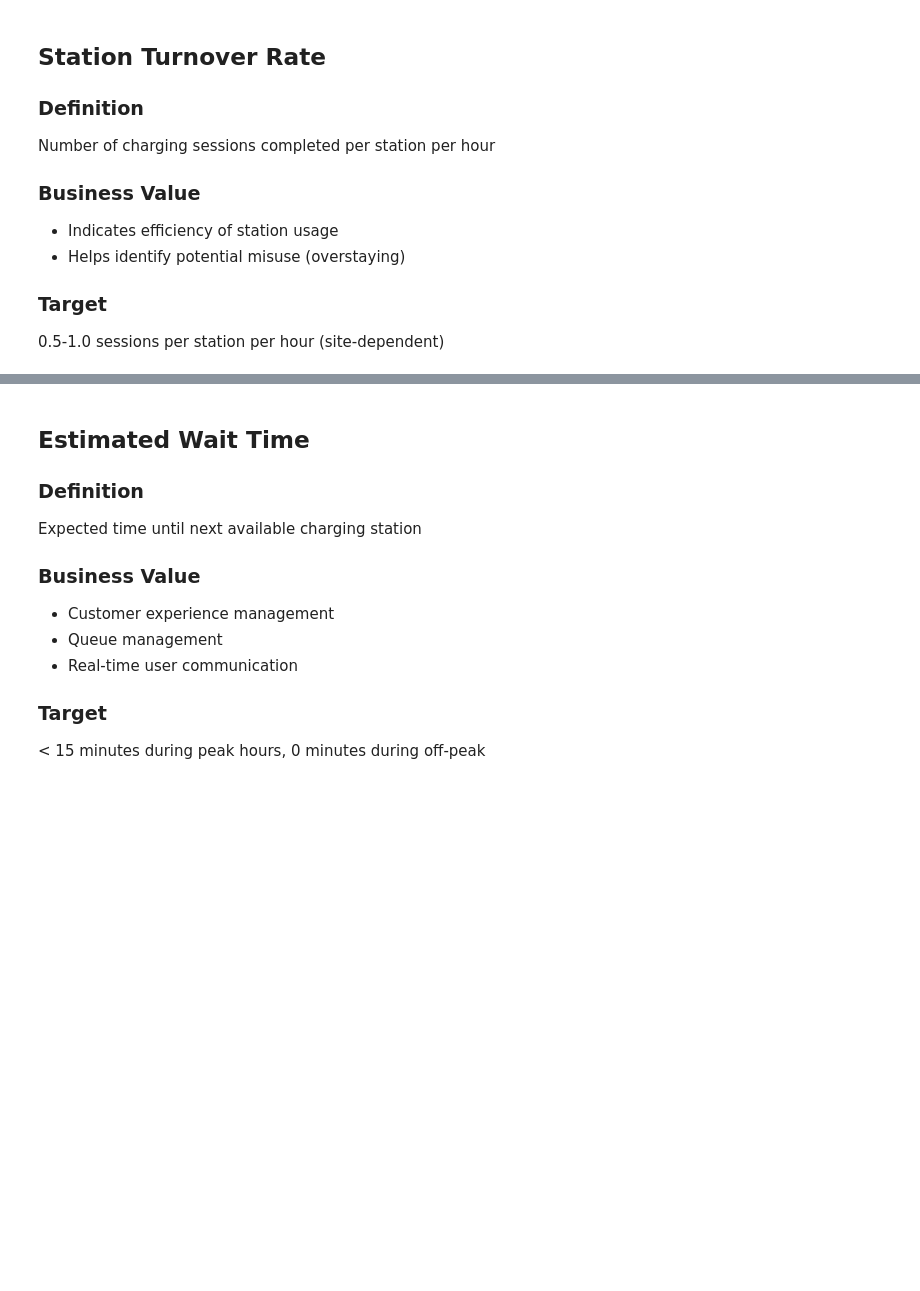
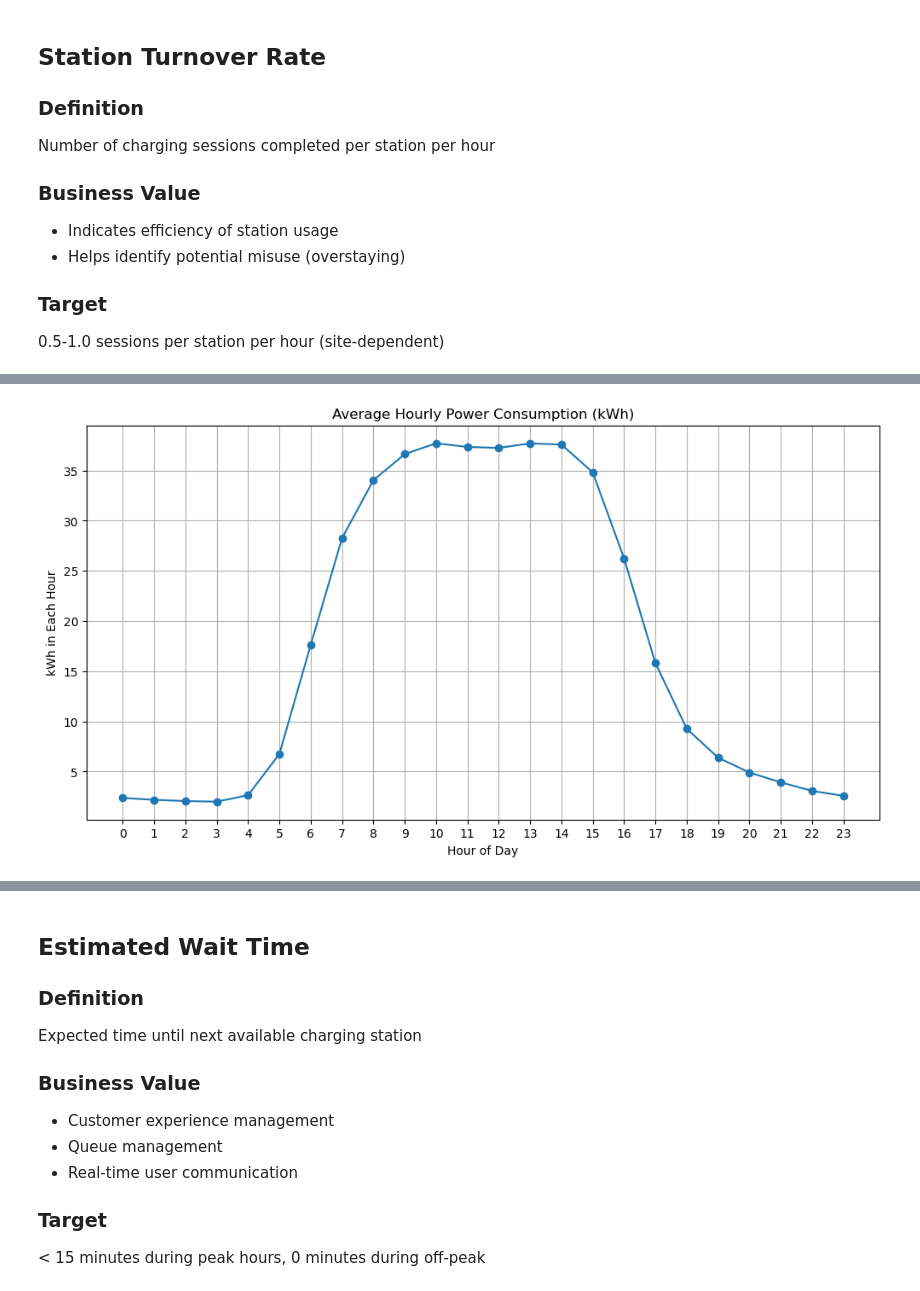
Before and after one commit to Sithkiller3000/AA2024, a Jupyter notebook: descriptive_analytics/descriptive_analytics_2b.ipynb, the cells around one changed output, grey strips where cells are left out. Cells and saved outputs as stored; diff of their text form; code cells hidden in the pictures; blank space fills up the shorter version.

```diff
--- a/descriptive_analytics/descriptive_analytics_2b.ipynb
+++ b/descriptive_analytics/descriptive_analytics_2b.ipynb
@@ -202,0 +224,97 @@ current_power = sum(active_sessions['kWhDelivered'] /
+# %%
+df_kwh = df[['siteID', 'stationID', 'connectionTime', 'disconnectTime', 'kWhDelivered']].copy()
+
+df_kwh['start_hour'] = df_kwh['connectionTime'].dt.floor('h')
+df_kwh['end_hour'] = df_kwh['disconnectTime'].dt.floor('h')
+
+def create_hourly_range(row):
+    if row['end_hour'] < row['start_hour']:
+        return []
+    return pd.date_range(start=row['start_hour'], end=row['end_hour'], freq='h')
+
+df_kwh['hourly_list'] = df_kwh.apply(create_hourly_range, axis=1)
+
+df_exploded = df_kwh.explode('hourly_list', ignore_index=True)
+df_exploded.dropna(subset=['hourly_list'], inplace=True)
+
+df_exploded['hour_start'] = df_exploded['hourly_list']
+df_exploded['hour_end'] = df_exploded['hourly_list'] + pd.Timedelta(hours=1)
+
+def calc_overlap(row):
+    overlap_start = max(row['connectionTime'], row['hour_start'])
+    overlap_end   = min(row['disconnectTime'], row['hour_end'])
+    overlap = (overlap_end - overlap_start).total_seconds()
+    # If negative or zero, no real overlap
+    return max(overlap, 0)
+
+# a session can partially overlap within an hour.
+# if a session spanned 2.0 hours total, and 0.5 hour of that was in the current hour block,
+# we get 0.5/2.0 = 25% of the total kWh assigned to this hour.
+
+df_exploded['overlap_seconds'] = df_exploded.apply(calc_overlap, axis=1)
+df_exploded['overlap_hours']   = df_exploded['overlap_seconds'] / 3600.0
+
+# Total session hours
+df_exploded['total_session_hours'] = (
+    df_exploded['disconnectTime'] - df_exploded['connectionTime']
+).dt.total_seconds() / 3600
+
+# Avoid division-by-zero; if total_session_hours=0, set partial kWh=0
+df_exploded['partial_kWh'] = np.where(
+    df_exploded['total_session_hours'] > 0,
+    df_exploded['kWhDelivered'] * (df_exploded['overlap_hours'] / df_exploded['total_session_hours']),
+    0
+)
+
+df_exploded['date'] = df_exploded['hourly_list'].dt.date
+df_exploded['hour'] = df_exploded['hourly_list'].dt.hour
+
+hourly_kwh = (
+    df_exploded
+    .groupby(['siteID', 'date', 'hour'])['partial_kWh']
+    .sum()
+    .reset_index(name='total_kWh')
+)
+
+# average kWh by (siteID, hour)
+avg_hourly_kwh = (
+    hourly_kwh
+    .groupby(['siteID', 'hour'], as_index=False)['total_kWh']
+    .mean()
+)
+
+# overall average across all sites
+overall_avg_kwh = (
+    avg_hourly_kwh
+    .groupby('hour', as_index=False)['total_kWh']
+    .mean()
+)
+
+plt.figure(figsize=(12, 6))
+plt.plot(overall_avg_kwh['hour'], overall_avg_kwh['total_kWh'], marker='o')
+plt.title('Average Hourly Power Consumption (kWh)')
+plt.xlabel('Hour of Day')
+plt.ylabel('kWh in Each Hour')
+plt.grid(True)
+plt.xticks(range(0, 24))
+plt.show()
+
+
+plt.figure(figsize=(12, 6))
+for site in [1, 2]:
+    site_data = avg_hourly_kwh[avg_hourly_kwh['siteID'] == site]
+    plt.plot(
+        site_data['hour'],
+        site_data['total_kWh'],
+        label=f'Site {site}',
+        marker='o'
+    )
+plt.title('Average Hourly Power Consumption (kWh) by Site')
+plt.xlabel('Hour of Day')
+plt.ylabel('kWh in Each Hour')
+plt.legend()
+plt.grid(True)
+plt.xticks(range(0, 24))
+plt.show()
+# %% [output]
+[figure, added]
```
Also changed, not shown: parts of 15 cells of this notebook.
